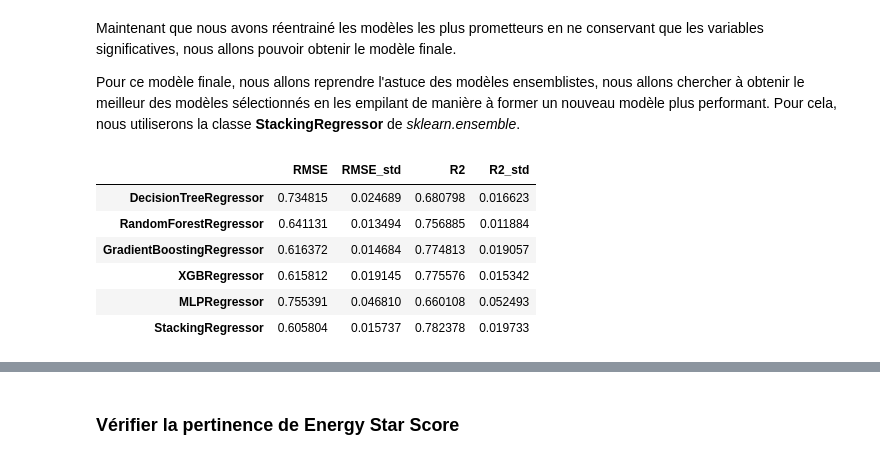
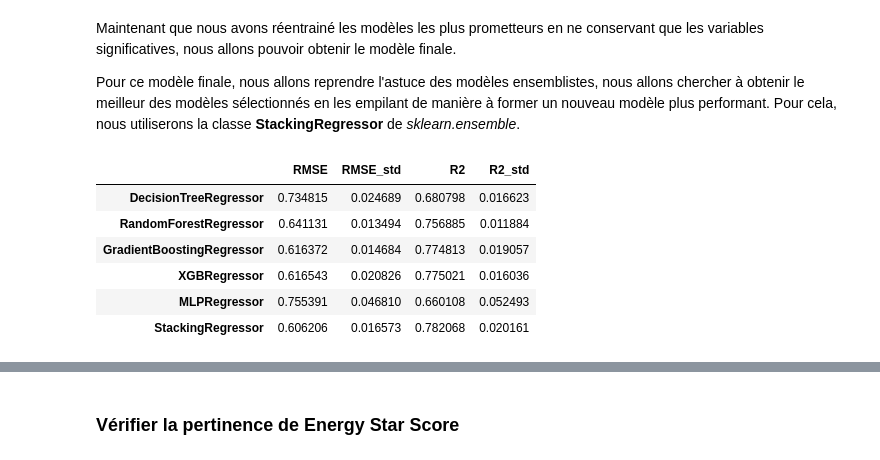
Before and after one commit to Pierre-Eloi/OC_DS_Project4, a Jupyter notebook: Project4_Data_Modeling.ipynb, the cells around one changed output, grey strips where cells are left out. Drawn from its saved outputs; the diff is of its cells as text; code cells hidden in the pictures.

Commit message:
Minor corrections have been carried out in the Data_Modeling notebook.

```diff
--- a/Project4_Data_Modeling.ipynb
+++ b/Project4_Data_Modeling.ipynb
@@ -149,2 +149,17 @@ Pour cela nous allons utiliser la classe **RFECV** de *sklearn.feature_selection
 
 Ensuite nous ne conserverons que les variables qui sont significatives et réentrainerons les modèles avec ces variables.
+# %%
+from sklearn.model_selection import KFold
+from sklearn.feature_selection import RFECV
+
+cv = KFold(n_splits=5, shuffle=True, random_state=42)
+min_features = int(X_train.shape[1]/5)
+forest_reg = [m for m in models if type(m).__name__=='RandomForestRegressor'][0]
+
+rfe = RFECV(forest_reg, min_features_to_select=min_features,
+            cv=cv, scoring='neg_mean_squared_error', n_jobs=-1)
+rfe.fit(X_train, y_train)
+X_train_rfe = rfe.transform(X_train)
+mask = rfe.support_
+
+print('{} features have been selected'.format(rfe.n_features_))
@@ -195,15 +171,15 @@ Les résultats sont similaires, voir légèrement meilleurs pour certains modèl
 ### Sélection des cinq meilleurs modèles
 # %%
 # Get a score based on both RMSE and R2 scores
-df_rfe['RMSE_minmax'] = (df_rfe['RMSE']-df_rfe['RMSE'].min())/ \
-                        (df_rfe['RMSE'].max()-df_rfe['RMSE'].min())
-df_rfe['R2_minmax'] = (df_rfe['R2']-df_rfe['R2'].min())/ \
-                           (df_rfe['R2'].max()-df_rfe['R2'].min())
-df_rfe['Score'] = df_rfe['R2_minmax'] - df_rfe['RMSE_minmax']
+df['RMSE_minmax'] = (df['RMSE']-df['RMSE'].min())/ \
+                    (df['RMSE'].max()-df['RMSE'].min())
+df['R2_minmax'] = (df['R2']-df['R2'].min())/ \
+                  (df['R2'].max()-df['R2'].min())
+df['Score'] = df['R2_minmax'] - df['RMSE_minmax']
 
 # Keep the 3 models with the largest score
-best_models_name = df_rfe['Score'].nlargest(5).index
-best_models = [m for m in models_rfe if type(m).__name__ in best_models_name]
+best_models_name = df['Score'].nlargest(5).index
+best_models = [m for m in models if type(m).__name__ in best_models_name]
 print("The top five models are:")
 for m in best_models_name:
     print(m)
@@ -223,23 +199,24 @@ Pour ce modèle finale, nous allons reprendre l'astuce des modèles ensemblistes
 # %%
 from sklearn.ensemble import StackingRegressor
 from sklearn.linear_model import RidgeCV
 
 # Get a stacking ensemble of models
 estimators = []
 for m in best_models:
     estimators.append((type(m).__name__, m))
 stack_reg = StackingRegressor(estimators=estimators,
                               final_estimator=RidgeCV(alphas=np.logspace(-2, 2, 5)))
+stack_reg.fit(X_train, y_train)
 
 # Get the results
 best_models.append(stack_reg)
-df = compare_models(X_train_rfe, y_train, best_models)
+df = compare_models(X_train, y_train, best_models)
 df
 # %% [output]
 |  | RMSE | RMSE_std | R2 | R2_std |
 | DecisionTreeRegressor | 0.734815 | 0.024689 | 0.680798 | 0.016623 |
 | RandomForestRegressor | 0.641131 | 0.013494 | 0.756885 | 0.011884 |
 | GradientBoostingRegressor | 0.616372 | 0.014684 | 0.774813 | 0.019057 |
-| XGBRegressor | 0.615812 | 0.019145 | 0.775576 | 0.015342 |
+| XGBRegressor | 0.616543 | 0.020826 | 0.775021 | 0.016036 |
 | MLPRegressor | 0.755391 | 0.046810 | 0.660108 | 0.052493 |
-| StackingRegressor | 0.605804 | 0.015737 | 0.782378 | 0.019733 |
+| StackingRegressor | 0.606206 | 0.016573 | 0.782068 | 0.020161 |
```
Also changed, not shown: parts of 26 cells of this notebook, 2 other files.
